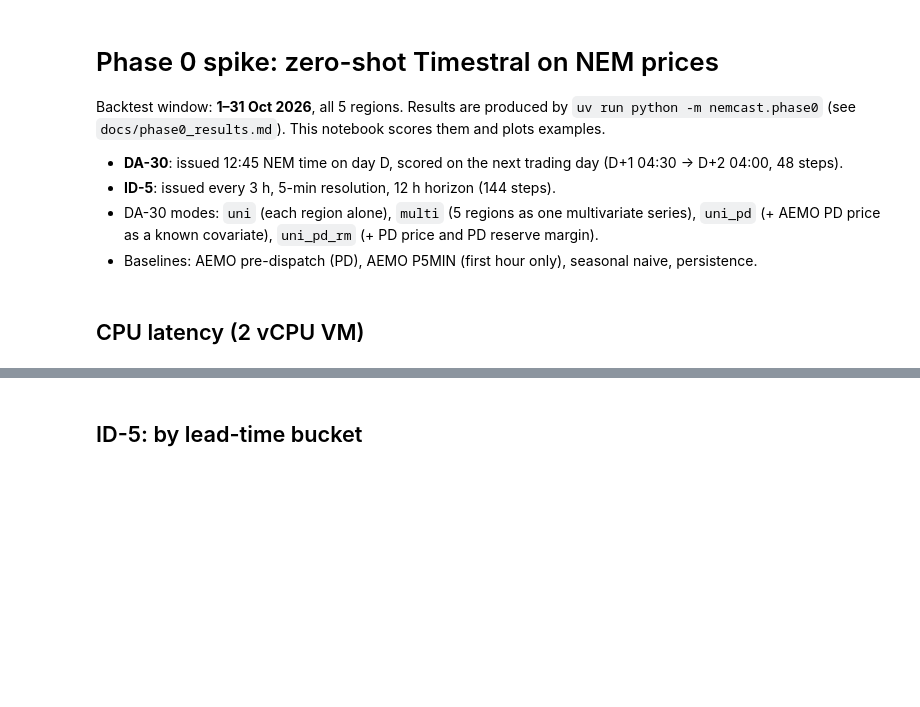
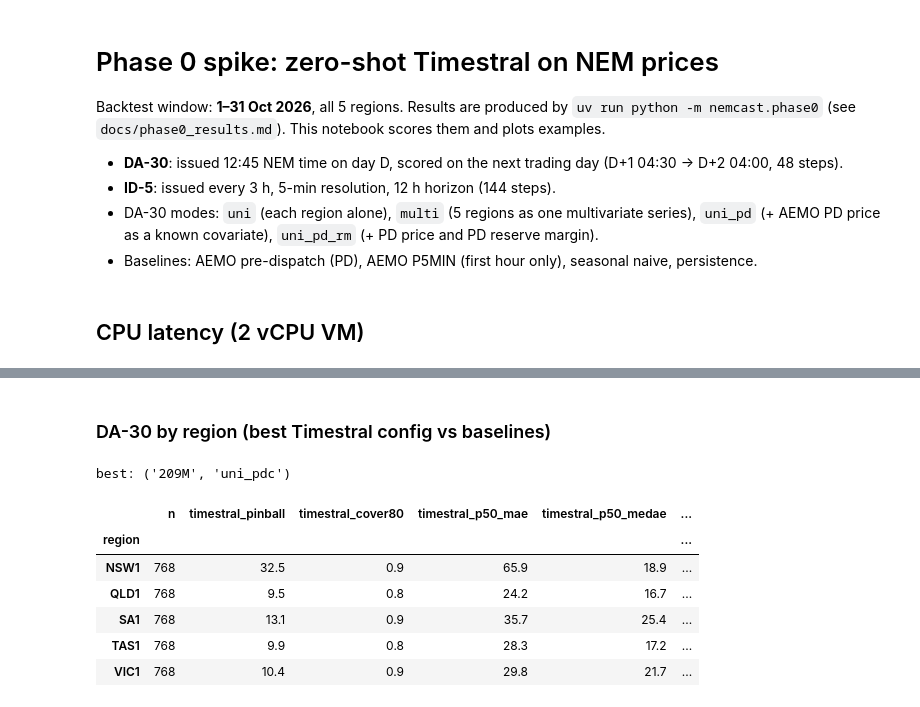
Before and after one commit to enginemobi/nem-price-forecast, a Jupyter notebook: notebooks/phase0_spike.ipynb, the cells around one changed output, grey strips where cells are left out. Saved outputs shown, nothing was run; the diff lists cells and outputs as text; code cells hidden in the pictures; blank space fills up the shorter version.

Commit message:
Phase 0 results: notebook, fan charts and write-up
Co-Authored-By: Devin AI <158243242+devin-ai-integration[bot]@users.noreply.github.com>

```diff
--- a/notebooks/phase0_spike.ipynb
+++ b/notebooks/phase0_spike.ipynb
@@ -43,22 +71,17 @@ score(best_da, pts, ["region"])
+# %% [markdown]
+### DA-30 by region (best Timestral config vs baselines)
 # %%
-def fan(df, issue, region, point_cols, ax):
-    d = df[(df["issue"] == issue) & (df["region"] == region)].set_index("valid_time")
-    ax.fill_between(d.index, d["q05"], d["q95"], alpha=0.15, label="P5–P95")
-    ax.fill_between(d.index, d["q10"], d["q90"], alpha=0.3, label="P10–P90")
-    ax.plot(d.index, d["q50"], label="Timestral P50")
-    for c in point_cols:
-        ax.plot(d.index, d[c], "--", label=c)
-    ax.plot(d.index, d["actual"], "k", lw=1.5, label="actual")
-    ax.set_title(f"{region} issued {issue:%Y-%m-%d %H:%M}")
-    ax.set_ylabel("$/MWh")
-
-
-issues = sorted(best_da["issue"].unique())
-fig, axes = plt.subplots(5, 1, figsize=(12, 18))
-for ax, r in zip(axes, ["NSW1", "QLD1", "SA1", "TAS1", "VIC1"], strict=False):
-    fan(best_da, issues[len(issues) // 2], r, ["aemo_pd"], ax)
-axes[0].legend(ncol=4)
-fig.tight_layout()
-fig.savefig("../docs/img/phase0_da30_fan.png", dpi=80)
+s = score(da[da["issue"].isin(common)], pts, ["model", "mode"])
+best = s["timestral_pinball"].idxmin()
+print("best:", best)
+best_da = da[(da["model"] == best[0]) & (da["mode"] == best[1])]
+score(best_da, pts, ["region"])
+# %% [output]
+best: ('209M', 'uni_pdc')
+|  | n | timestral_pinball | timestral_cover80 | timestral_p50_mae | timestral_p50_medae | ... |
+| region |  |  |  |  |  | ... |
+| NSW1 | 768 | 32.5 | 0.9 | 65.9 | 18.9 | ... |
+| QLD1 | 768 | 9.5 | 0.8 | 24.2 | 16.7 | ... |
+| SA1 | 768 | 13.1 | 0.9 | 35.7 | 25.4 | ... |
+| TAS1 | 768 | 9.9 | 0.8 | 28.3 | 17.2 | ... |
+| VIC1 | 768 | 10.4 | 0.9 | 29.8 | 21.7 | ... |
-# %% [markdown]
-## ID-5: by lead-time bucket
```
Also changed, not shown: parts of 12 cells of this notebook, 4 other files.
